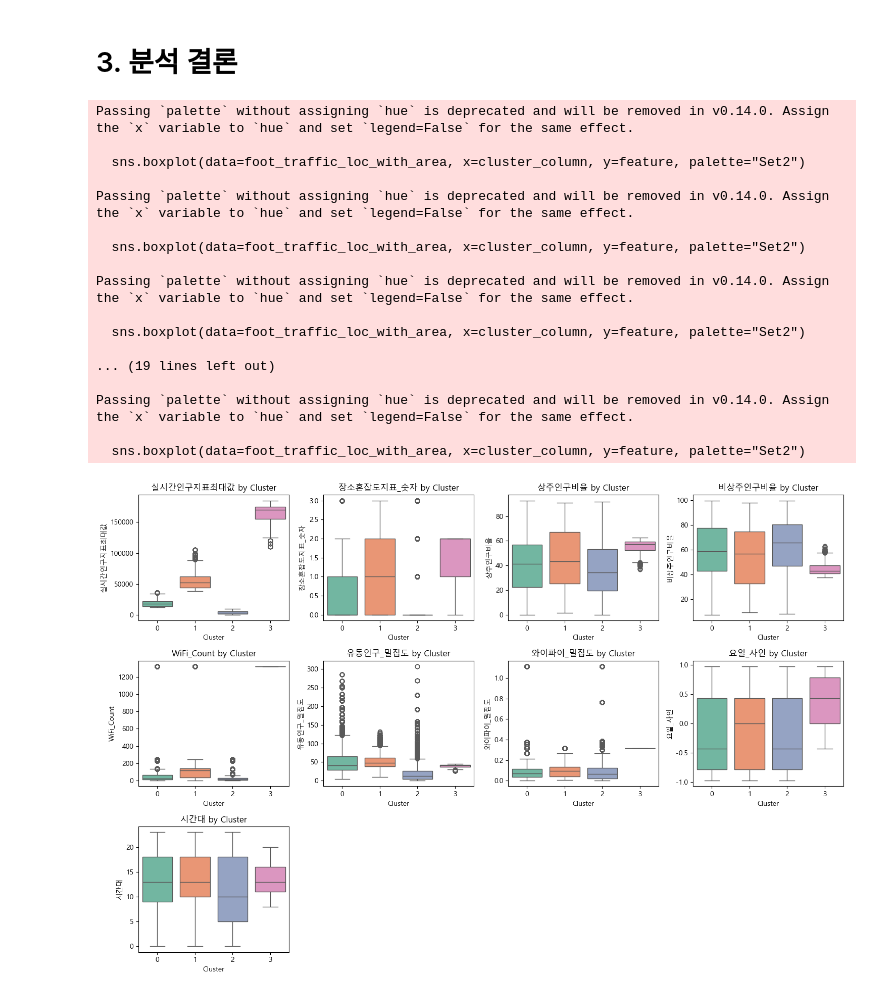
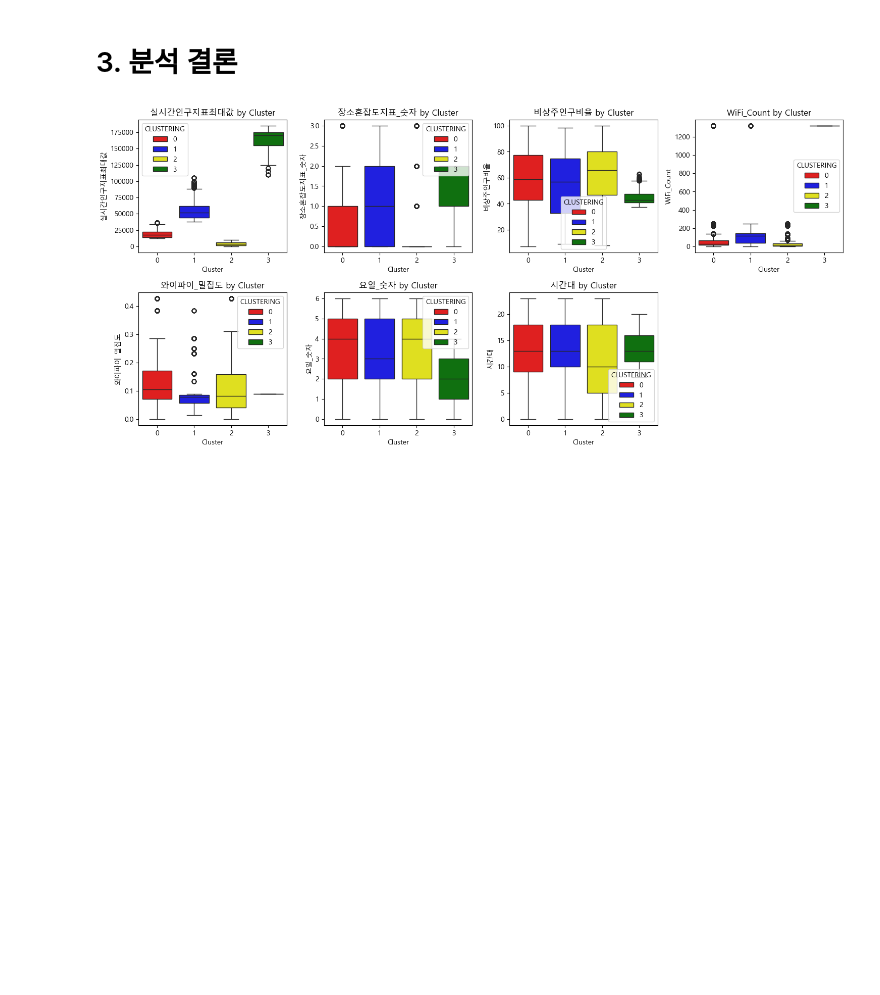
Before and after one commit to JungbeomLee/PublicWifi-DemandAnalysis, a Jupyter notebook: data_detailed_analysis.ipynb, the cells around one changed output. Cells and saved outputs as stored; diff of their text form; code cells hidden in the pictures; blank space fills up the shorter version.

```diff
--- a/data_detailed_analysis.ipynb
+++ b/data_detailed_analysis.ipynb
@@ -254,7 +283,6 @@ features = [
     "WiFi_Count",
     "요일",
     "시간대",
-    "유동인구_밀집도",
     "와이파이_밀집도"
 ]
 # %%
@@ -328,7 +358,6 @@ features = [
     "WiFi_Count",
     "요일_사인",
     "시간대",
-    "유동인구_밀집도",
     "와이파이_밀집도"
 ]
 # %%
@@ -610,7 +639,6 @@ features = [
     "WiFi_Count",
     "요일_숫자",
     "시간대",
-    "유동인구_밀집도",
     "와이파이_밀집도"
 ]
 # %%
@@ -625,6 +653,8 @@ Name: count, dtype: int64
 # %%
 # KDE 플롯 시각화
 plt.figure(figsize=(15, 10))
+colors = {0: "red", 1: "blue", 2: "yellow", 3: "green"}  # 클러스터별 색상 지정
+
 for i, feature in enumerate(features):
     plt.subplot(3, 4, i + 1)
     for cluster in foot_traffic_loc_with_area["CLUSTERING"].unique():
@@ -633,7 +663,8 @@ for i, feature in enumerate(features):
             x=feature,
             label=f"Cluster {cluster}",
             fill=True,
-            alpha=0.5
+            alpha=0.5,
+            color=colors[cluster]  # 클러스터별 색상 지정
         )
     plt.title(f"{feature} Distribution by Cluster")
     plt.xlabel(feature)
@@ -783,53 +704,38 @@ array(['여의도'], dtype=object)
 # %%
 features = [
     "실시간인구지표최대값",
     "장소혼잡도지표_숫자",
-    "상주인구비율",
     "비상주인구비율",
     "WiFi_Count",
-    "유동인구_밀집도",
     "와이파이_밀집도",
-    "요일_사인",
+    "요일_숫자",
     "시간대",
 ]
 
 cluster_column = "CLUSTERING"
 
 # 1. 군집별 주요 변수 요약
 cluster_summary = (
     foot_traffic_loc_with_area.groupby(cluster_column)[features]
     .agg(["mean", "median", "std"])
     .reset_index()
 )
 
 # 2. 변수별 군집 간 차이 시각화
 plt.figure(figsize=(15, 10))
 for i, feature in enumerate(features):
     plt.subplot(3, 4, i + 1)
-    sns.boxplot(data=foot_traffic_loc_with_area, x=cluster_column, y=feature, palette="Set2")
+    sns.boxplot(data=foot_traffic_loc_with_area,
+                x=cluster_column,
+                y=feature,
+                hue=cluster_column,
+                palette=["red", "blue", "yellow", "green"])
     plt.title(f"{feature} by Cluster")
     plt.xlabel("Cluster")
     plt.ylabel(feature)
 
 plt.tight_layout()
 plt.show()
 # %% [output]
-Passing `palette` without assigning `hue` is deprecated and will be removed in v0.14.0. Assign the `x` variable to `hue` and set `legend=False` for the same effect.
-
-  sns.boxplot(data=foot_traffic_loc_with_area, x=cluster_column, y=feature, palette="Set2")
-
-Passing `palette` without assigning `hue` is deprecated and will be removed in v0.14.0. Assign the `x` variable to `hue` and set `legend=False` for the same effect.
-
-  sns.boxplot(data=foot_traffic_loc_with_area, x=cluster_column, y=feature, palette="Set2")
-
-Passing `palette` without assigning `hue` is deprecated and will be removed in v0.14.0. Assign the `x` variable to `hue` and set `legend=False` for the same effect.
-
-  sns.boxplot(data=foot_traffic_loc_with_area, x=cluster_column, y=feature, palette="Set2")
-
-... (19 lines left out)
-
-Passing `palette` without assigning `hue` is deprecated and will be removed in v0.14.0. Assign the `x` variable to `hue` and set `legend=False` for the same effect.
-
-  sns.boxplot(data=foot_traffic_loc_with_area, x=cluster_column, y=feature, palette="Set2")
-[figure, old version]
+[figure, new version]
 # %% [markdown]
```
Also changed, not shown: parts of 27 cells of this notebook, 1 other file.
